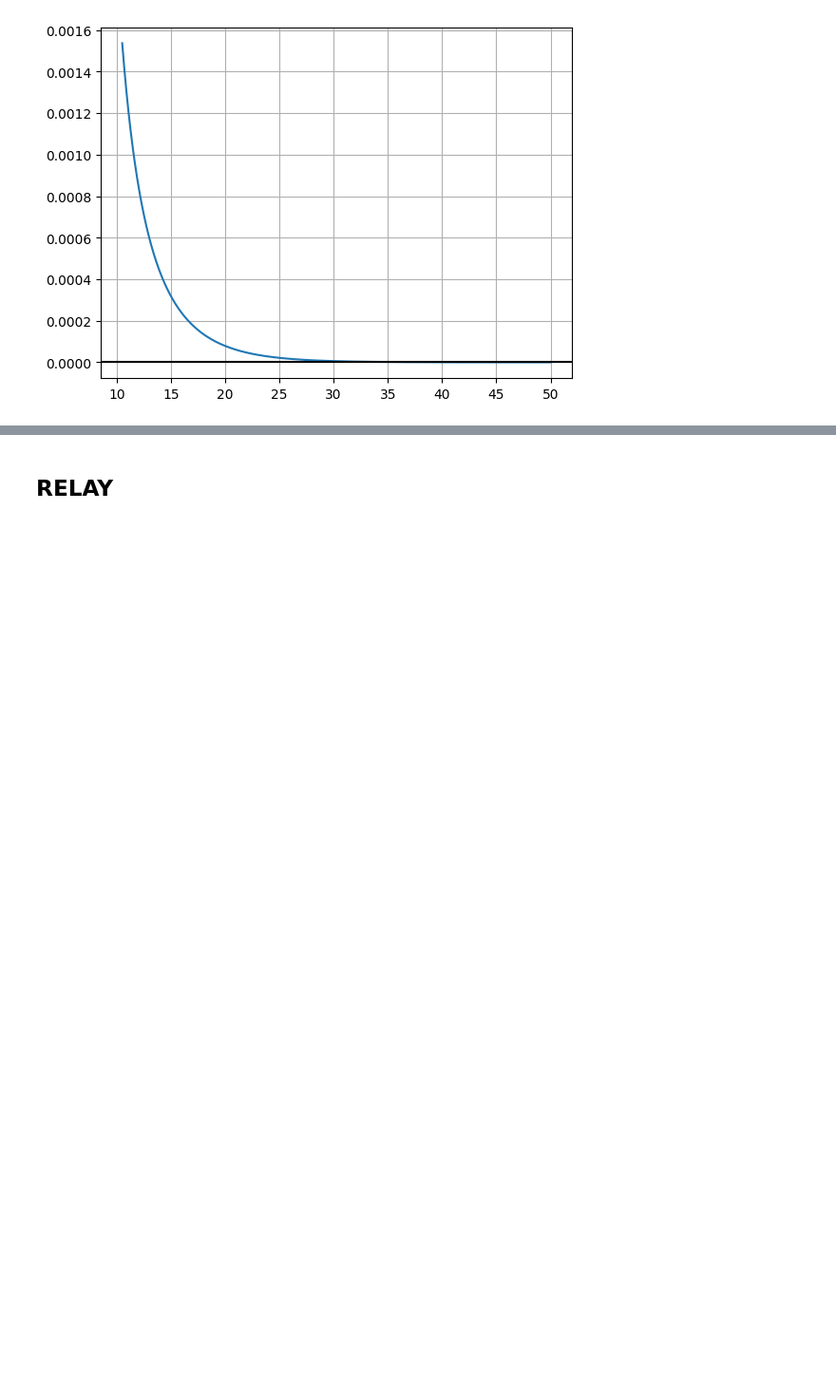
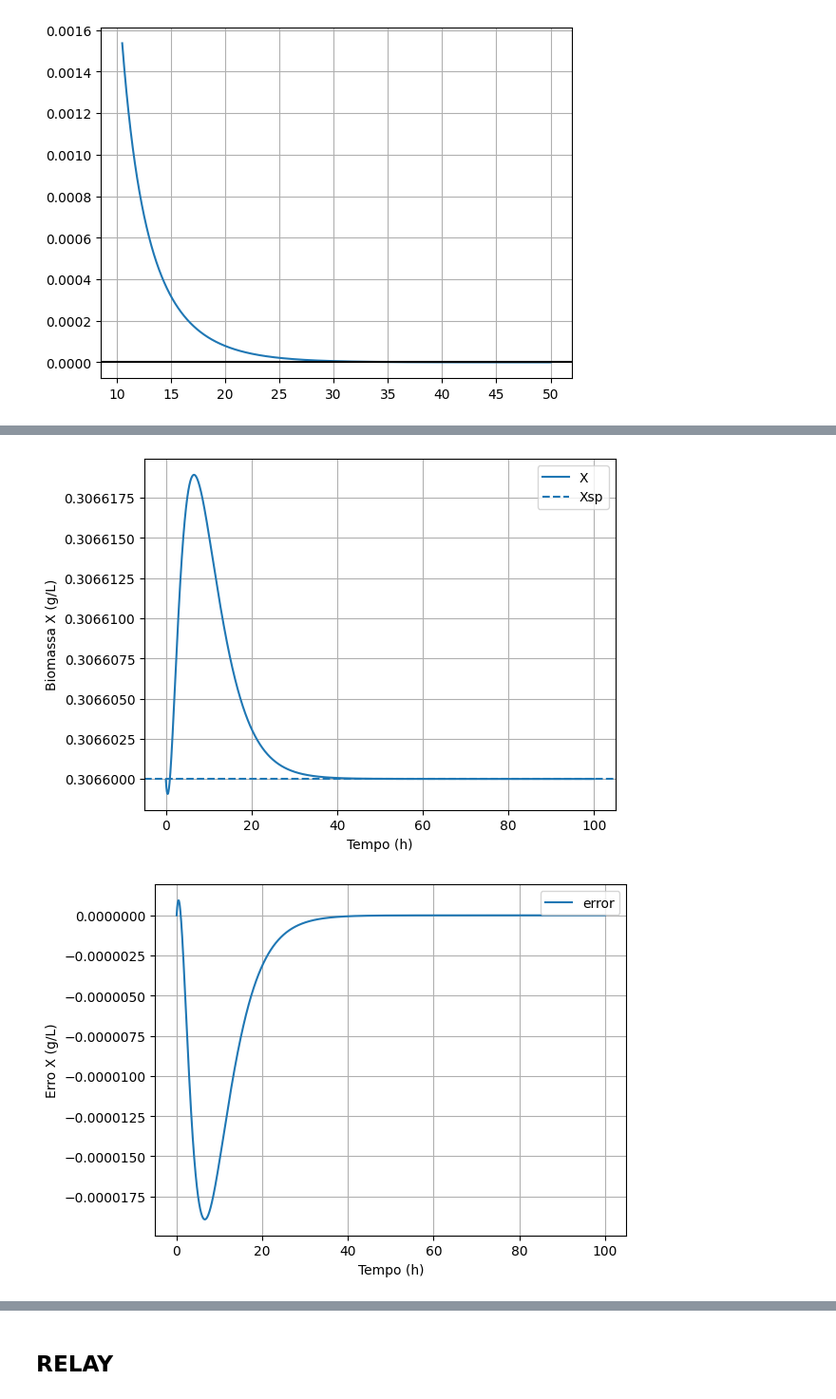
Before and after one commit to andersonmoura-cn/BioReator, a Jupyter notebook: src/sincronizacao.ipynb, the cells around one changed output, grey strips where cells are left out. Shown at 95% size. Saved outputs shown, nothing was run; the diff lists cells and outputs as text; code cells hidden in the pictures; blank space fills up the shorter version.

```diff
--- a/src/sincronizacao.ipynb
+++ b/src/sincronizacao.ipynb
@@ -192,0 +279,10 @@ Após descontinuidade (t = 10), a segunda derivada não muda de sinal, não tend
+# %%
+tau_c = 3
+Kc_stepTest = tau / (K * tau_c)
+Ti_stepTest = tau
+Td_stepTest = 0
+
+t_stepTest, X1_stepTest, S1_stepTest, D1_stepTest, IAE_stepTest, ISE_stepTest, erro_stepTest = simular_PID(Kc=Kc_stepTest, Ti=Ti_stepTest, Xsp=Xsp, D0=D0, states=states, tempo_final=tf)
+# %% [output]
+[figure, added]
+[figure, added]
```
Also changed, not shown: parts of 17 cells of this notebook, 1 other file.
